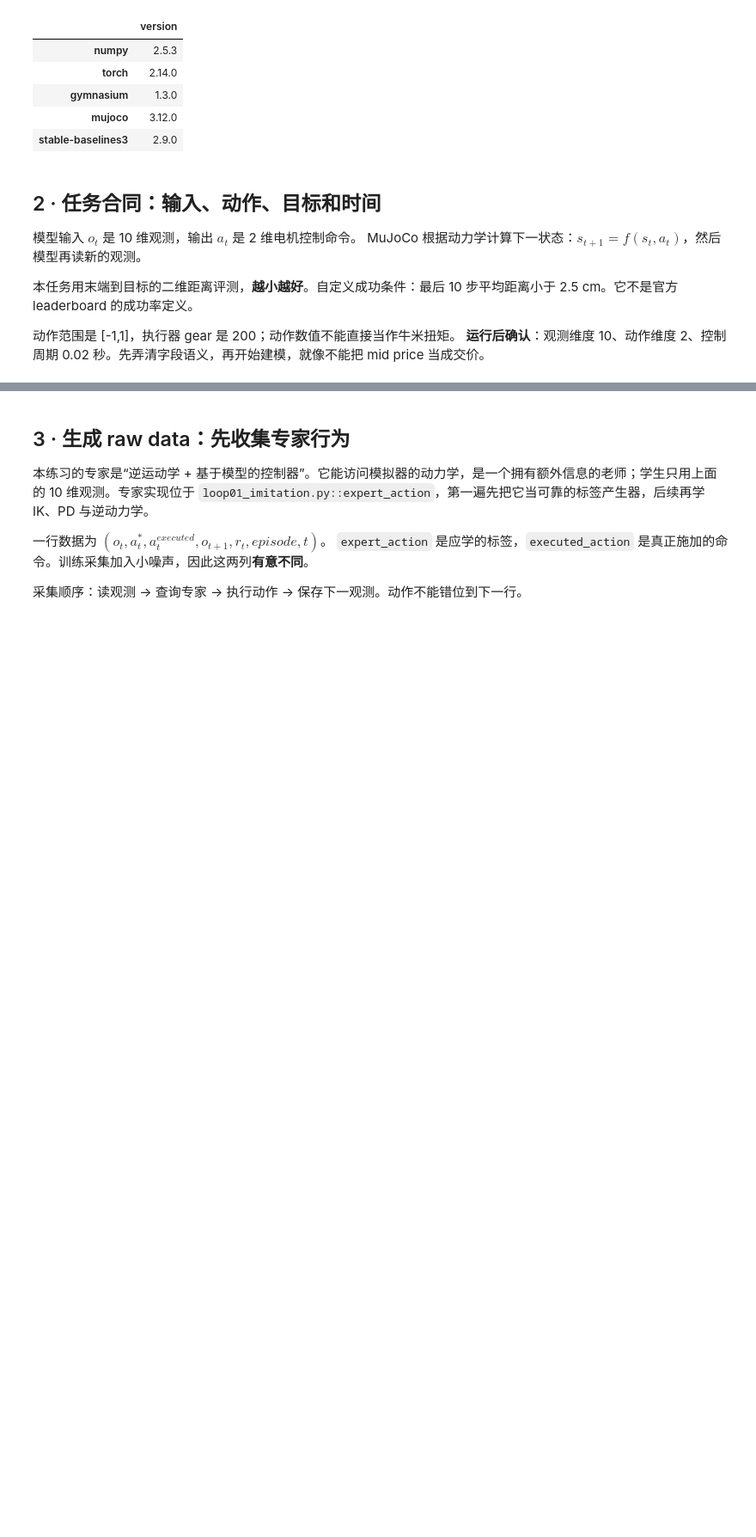
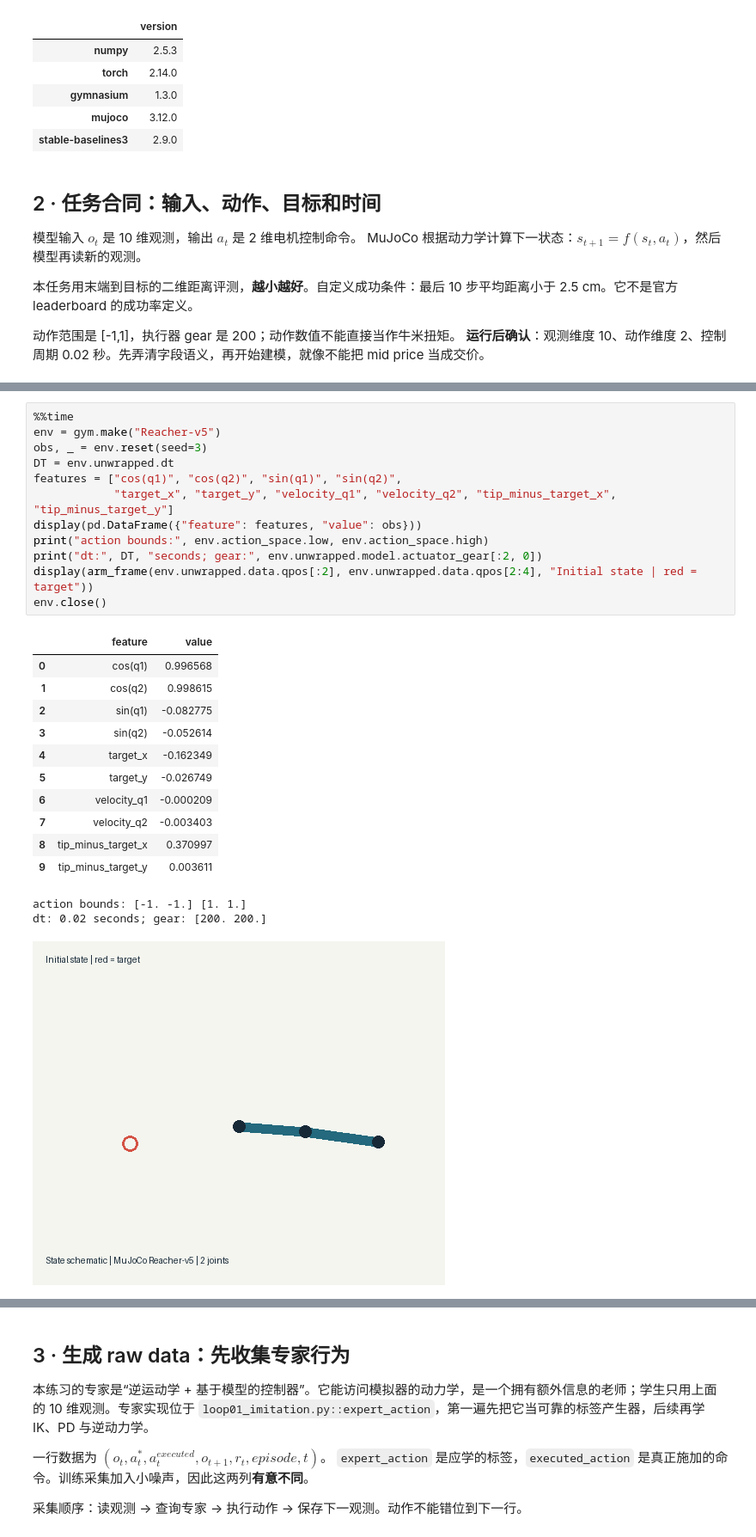
Before and after one commit to wyd1582/robotics2026, a Jupyter notebook: robot_learning_loops/notebooks/01_机械臂模仿学习.ipynb, the cells around one changed output, grey strips where cells are left out. Shown at 86% size. Saved outputs shown, nothing was run; the diff lists cells and outputs as text; blank space fills up the shorter version.

```diff
--- a/robot_learning_loops/notebooks/01_机械臂模仿学习.ipynb
+++ b/robot_learning_loops/notebooks/01_机械臂模仿学习.ipynb
@@ -134,0 +138,27 @@ dt: 0.02 seconds; gear: [200. 200.]
+# %%
+%%time
+env = gym.make("Reacher-v5")
+obs, _ = env.reset(seed=3)
+DT = env.unwrapped.dt
+features = ["cos(q1)", "cos(q2)", "sin(q1)", "sin(q2)",
+            "target_x", "target_y", "velocity_q1", "velocity_q2", "tip_minus_target_x", "tip_minus_target_y"]
+display(pd.DataFrame({"feature": features, "value": obs}))
+print("action bounds:", env.action_space.low, env.action_space.high)
+print("dt:", DT, "seconds; gear:", env.unwrapped.model.actuator_gear[:2, 0])
+display(arm_frame(env.unwrapped.data.qpos[:2], env.unwrapped.data.qpos[2:4], "Initial state | red = target"))
+env.close()
+# %% [output]
+|  | feature | value |
+| 0 | cos(q1) | 0.996568 |
+| 1 | cos(q2) | 0.998615 |
+| 2 | sin(q1) | -0.082775 |
+| 3 | sin(q2) | -0.052614 |
+| 4 | target_x | -0.162349 |
+| 5 | target_y | -0.026749 |
+| 6 | velocity_q1 | -0.000209 |
+| 7 | velocity_q2 | -0.003403 |
+| 8 | tip_minus_target_x | 0.370997 |
+| 9 | tip_minus_target_y | 0.003611 |
+action bounds: [-1. -1.] [1. 1.]
+dt: 0.02 seconds; gear: [200. 200.]
+[figure, added]
```
Also changed, not shown: parts of 5 cells of this notebook.
